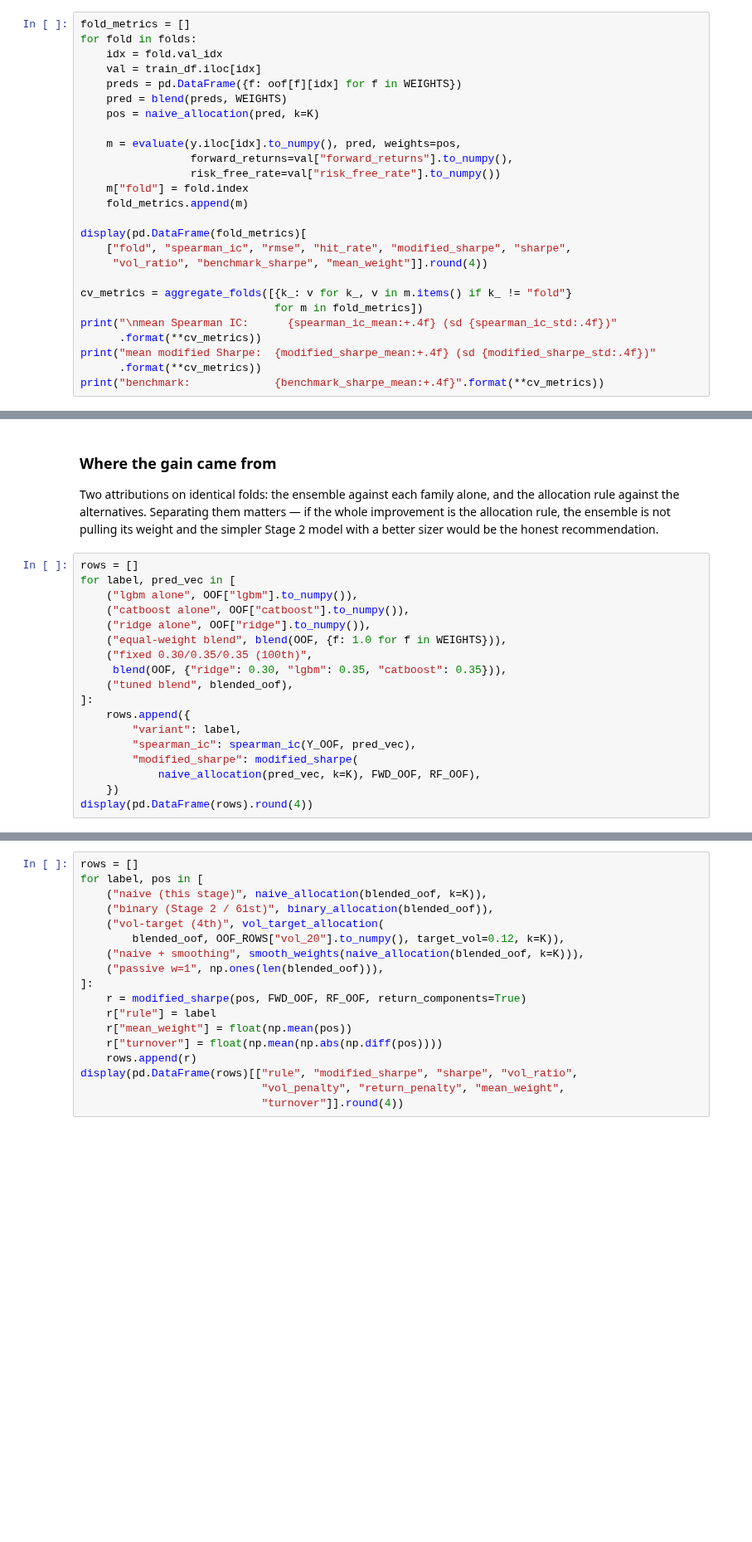
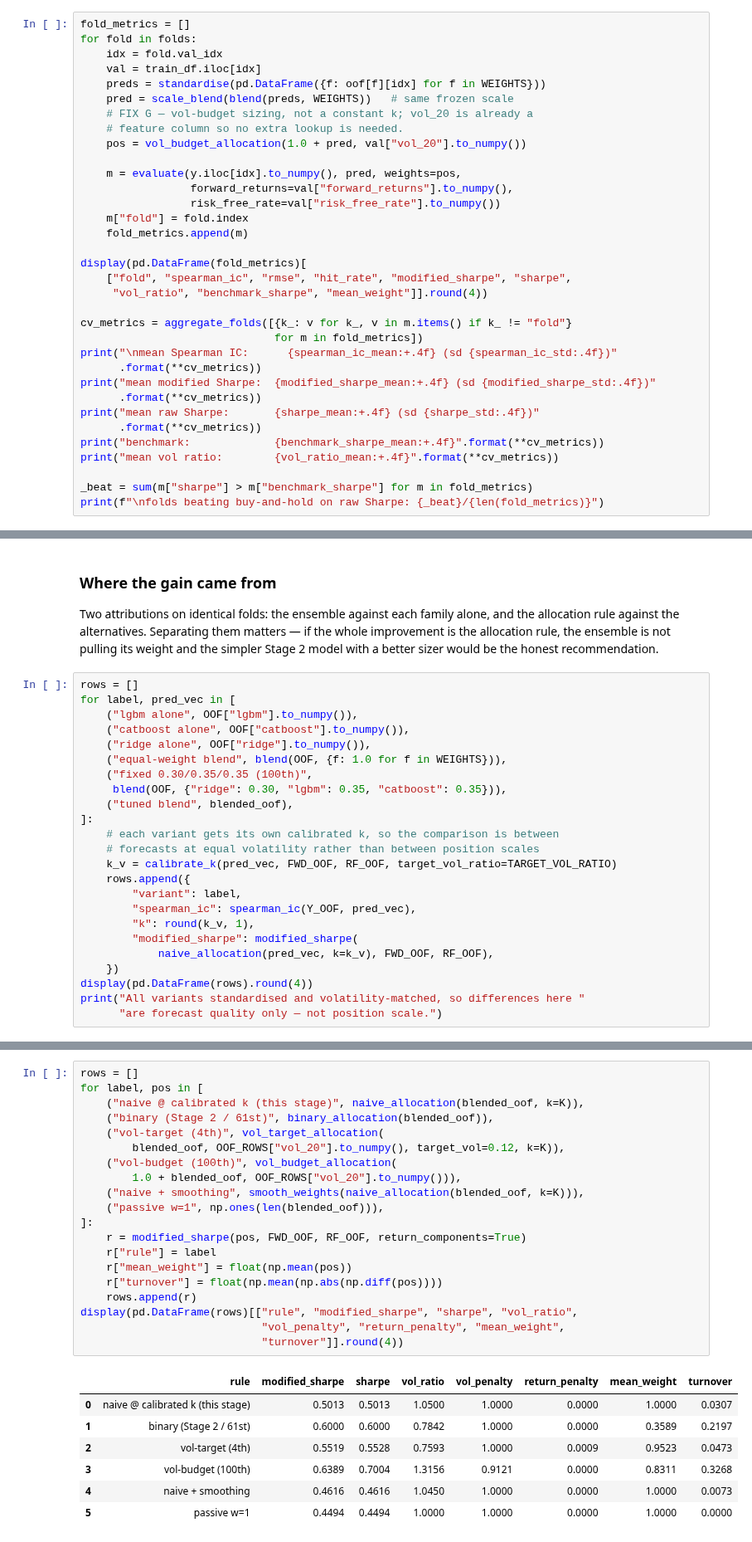
Before and after one commit to Seren1971/PMDL-Project-Market-Prediction, a Jupyter notebook: model_improvements/improved_ensemble_optuna.ipynb, the cells around one changed output, grey strips where cells are left out. Shown at 83% size. Saved outputs shown, nothing was run; the diff lists cells and outputs as text; blank space fills up the shorter version.

```diff
--- a/model_improvements/improved_ensemble_optuna.ipynb
+++ b/model_improvements/improved_ensemble_optuna.ipynb
@@ -342,9 +652,11 @@ fold_metrics = []
 for fold in folds:
     idx = fold.val_idx
     val = train_df.iloc[idx]
-    preds = pd.DataFrame({f: oof[f][idx] for f in WEIGHTS})
-    pred = blend(preds, WEIGHTS)
-    pos = naive_allocation(pred, k=K)
+    preds = standardise(pd.DataFrame({f: oof[f][idx] for f in WEIGHTS}))
+    pred = scale_blend(blend(preds, WEIGHTS))   # same frozen scale
+    # FIX G — vol-budget sizing, not a constant k; vol_20 is already a
+    # feature column so no extra lookup is needed.
+    pos = vol_budget_allocation(1.0 + pred, val["vol_20"].to_numpy())
 
     m = evaluate(y.iloc[idx].to_numpy(), pred, weights=pos,
                  forward_returns=val["forward_returns"].to_numpy(),
@@ -362,4 +674,10 @@ print("\nmean Spearman IC:      {spearman_ic_mean:+.4f} (sd {spearman_ic_std:.4f
       .format(**cv_metrics))
 print("mean modified Sharpe:  {modified_sharpe_mean:+.4f} (sd {modified_sharpe_std:.4f})"
       .format(**cv_metrics))
+print("mean raw Sharpe:       {sharpe_mean:+.4f} (sd {sharpe_std:.4f})"
+      .format(**cv_metrics))
 print("benchmark:             {benchmark_sharpe_mean:+.4f}".format(**cv_metrics))
+print("mean vol ratio:        {vol_ratio_mean:+.4f}".format(**cv_metrics))
+
+_beat = sum(m["sharpe"] > m["benchmark_sharpe"] for m in fold_metrics)
+print(f"\nfolds beating buy-and-hold on raw Sharpe: {_beat}/{len(fold_metrics)}")
@@ -382,10 +713,16 @@ for label, pred_vec in [
      blend(OOF, {"ridge": 0.30, "lgbm": 0.35, "catboost": 0.35})),
     ("tuned blend", blended_oof),
 ]:
+    # each variant gets its own calibrated k, so the comparison is between
+    # forecasts at equal volatility rather than between position scales
+    k_v = calibrate_k(pred_vec, FWD_OOF, RF_OOF, target_vol_ratio=TARGET_VOL_RATIO)
     rows.append({
         "variant": label,
         "spearman_ic": spearman_ic(Y_OOF, pred_vec),
+        "k": round(k_v, 1),
         "modified_sharpe": modified_sharpe(
-            naive_allocation(pred_vec, k=K), FWD_OOF, RF_OOF),
+            naive_allocation(pred_vec, k=k_v), FWD_OOF, RF_OOF),
     })
 display(pd.DataFrame(rows).round(4))
+print("All variants standardised and volatility-matched, so differences here "
+      "are forecast quality only — not position scale.")
@@ -392,18 +738,28 @@ display(pd.DataFrame(rows).round(4))
 # %%
 rows = []
 for label, pos in [
-    ("naive (this stage)", naive_allocation(blended_oof, k=K)),
+    ("naive @ calibrated k (this stage)", naive_allocation(blended_oof, k=K)),
     ("binary (Stage 2 / 61st)", binary_allocation(blended_oof)),
     ("vol-target (4th)", vol_target_allocation(
         blended_oof, OOF_ROWS["vol_20"].to_numpy(), target_vol=0.12, k=K)),
+    ("vol-budget (100th)", vol_budget_allocation(
+        1.0 + blended_oof, OOF_ROWS["vol_20"].to_numpy())),
     ("naive + smoothing", smooth_weights(naive_allocation(blended_oof, k=K))),
     ("passive w=1", np.ones(len(blended_oof))),
 ]:
     r = modified_sharpe(pos, FWD_OOF, RF_OOF, return_components=True)
     r["rule"] = label
     r["mean_weight"] = float(np.mean(pos))
     r["turnover"] = float(np.mean(np.abs(np.diff(pos))))
     rows.append(r)
 display(pd.DataFrame(rows)[["rule", "modified_sharpe", "sharpe", "vol_ratio",
                             "vol_penalty", "return_penalty", "mean_weight",
                             "turnover"]].round(4))
+# %% [output]
+|  | rule | modified_sharpe | sharpe | vol_ratio | vol_penalty | return_penalty | mean_weight | turnover |
+| 0 | naive @ calibrated k (this stage) | 0.5013 | 0.5013 | 1.0500 | 1.0000 | 0.0000 | 1.0000 | 0.0307 |
+| 1 | binary (Stage 2 / 61st) | 0.6000 | 0.6000 | 0.7842 | 1.0000 | 0.0000 | 0.3589 | 0.2197 |
+| 2 | vol-target (4th) | 0.5519 | 0.5528 | 0.7593 | 1.0000 | 0.0009 | 0.9523 | 0.0473 |
+| 3 | vol-budget (100th) | 0.6389 | 0.7004 | 1.3156 | 0.9121 | 0.0000 | 0.8311 | 0.3268 |
+| 4 | naive + smoothing | 0.4616 | 0.4616 | 1.0450 | 1.0000 | 0.0000 | 1.0000 | 0.0073 |
+| 5 | passive w=1 | 0.4494 | 0.4494 | 1.0000 | 1.0000 | 0.0000 | 1.0000 | 0.0000 |
```
Also changed, not shown: parts of 20 cells of this notebook, 16 other files.
